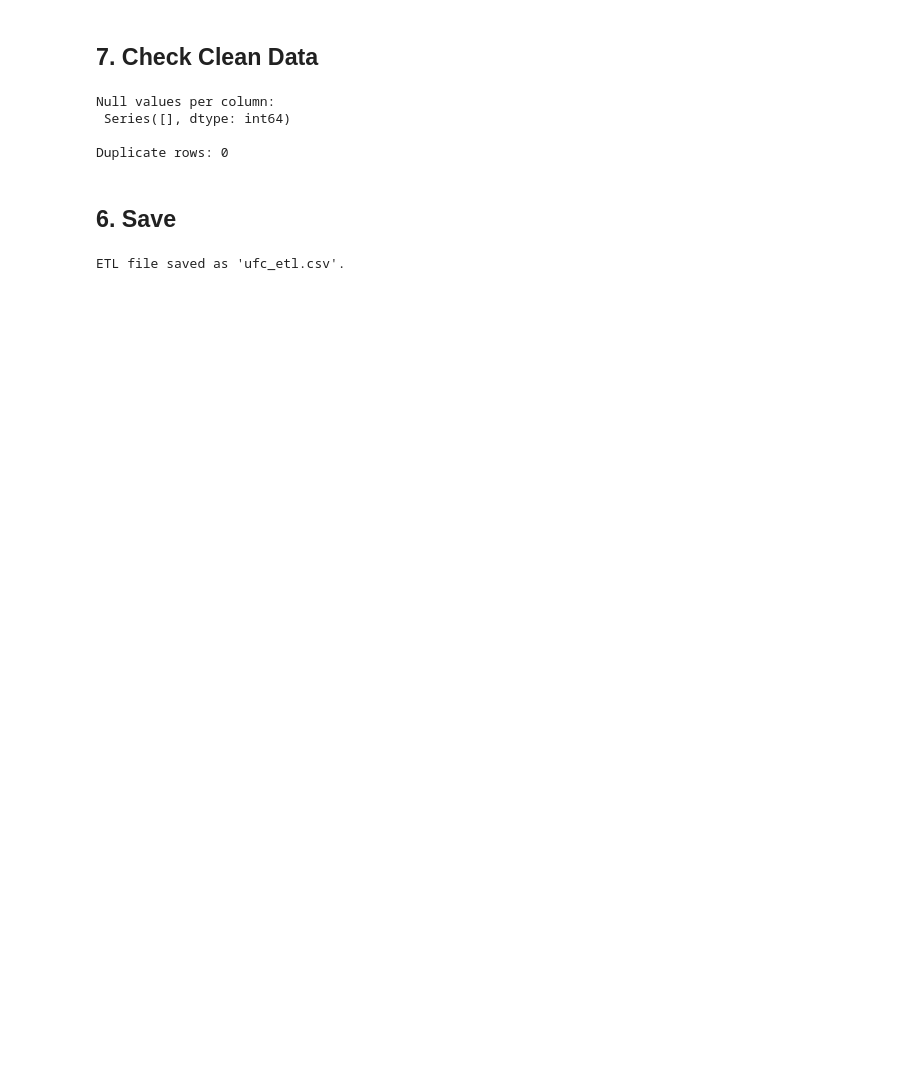
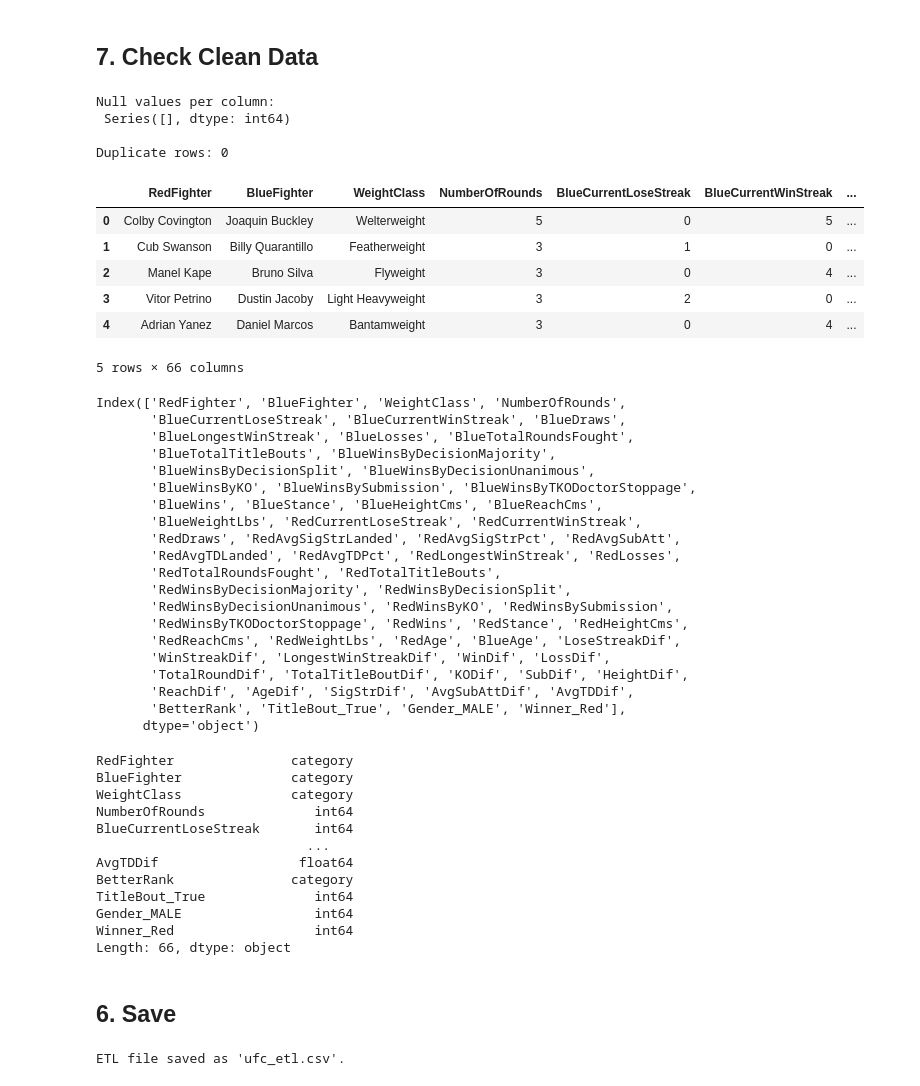
Before and after one commit to mfourier/ufc-predictor, a Jupyter notebook: notebooks/etl.ipynb, the cells around one changed output. Saved outputs shown, nothing was run; the diff lists cells and outputs as text; code cells hidden in the pictures; blank space fills up the shorter version.

```diff
--- a/notebooks/etl.ipynb
+++ b/notebooks/etl.ipynb
@@ -133,3 +172,7 @@ memory usage: 4.4+ MB
+# %%
+ufc_raw = pd.get_dummies(ufc_raw, columns=['TitleBout', 'Gender', 'Winner'], drop_first=True)
+# %%
+ufc_raw['WeightClass'] = ufc_raw['WeightClass'].str.strip().str.title()
 # %% [markdown]
 ## 7. Check Clean Data
 # %%
@@ -145,6 +188,61 @@ Null values per column:
  Series([], dtype: int64)
 
 Duplicate rows: 0
+# %%
+categorical_cols = ['RedFighter', 'BlueFighter', 'WeightClass', 'BetterRank']
+binary_cols = ['TitleBout_True', 'Gender_MALE', 'Winner_Red']
+
+for col in categorical_cols:
+    ufc_raw[col] = ufc_raw[col].astype('category')
+
+for col in binary_cols:
+    ufc_raw[col] = ufc_raw[col].astype(int)  # asegúrate de que son 0/1
+# %%
+# Preview the first few records
+display(ufc_raw.head())
+display(ufc_raw.columns)
+# Para ver los tipos de dato de cada columna:
+display(ufc_raw.dtypes)
+# %% [output]
+|  | RedFighter | BlueFighter | WeightClass | NumberOfRounds | BlueCurrentLoseStreak | BlueCurrentWinStreak | ... |
+| 0 | Colby Covington | Joaquin Buckley | Welterweight | 5 | 0 | 5 | ... |
+| 1 | Cub Swanson | Billy Quarantillo | Featherweight | 3 | 1 | 0 | ... |
+| 2 | Manel Kape | Bruno Silva | Flyweight | 3 | 0 | 4 | ... |
+| 3 | Vitor Petrino | Dustin Jacoby | Light Heavyweight | 3 | 2 | 0 | ... |
+| 4 | Adrian Yanez | Daniel Marcos | Bantamweight | 3 | 0 | 4 | ... |
+5 rows × 66 columns
+Index(['RedFighter', 'BlueFighter', 'WeightClass', 'NumberOfRounds',
+       'BlueCurrentLoseStreak', 'BlueCurrentWinStreak', 'BlueDraws',
+       'BlueLongestWinStreak', 'BlueLosses', 'BlueTotalRoundsFought',
+       'BlueTotalTitleBouts', 'BlueWinsByDecisionMajority',
+       'BlueWinsByDecisionSplit', 'BlueWinsByDecisionUnanimous',
+       'BlueWinsByKO', 'BlueWinsBySubmission', 'BlueWinsByTKODoctorStoppage',
+       'BlueWins', 'BlueStance', 'BlueHeightCms', 'BlueReachCms',
+       'BlueWeightLbs', 'RedCurrentLoseStreak', 'RedCurrentWinStreak',
+       'RedDraws', 'RedAvgSigStrLanded', 'RedAvgSigStrPct', 'RedAvgSubAtt',
+       'RedAvgTDLanded', 'RedAvgTDPct', 'RedLongestWinStreak', 'RedLosses',
+       'RedTotalRoundsFought', 'RedTotalTitleBouts',
+       'RedWinsByDecisionMajority', 'RedWinsByDecisionSplit',
+       'RedWinsByDecisionUnanimous', 'RedWinsByKO', 'RedWinsBySubmission',
+       'RedWinsByTKODoctorStoppage', 'RedWins', 'RedStance', 'RedHeightCms',
+       'RedReachCms', 'RedWeightLbs', 'RedAge', 'BlueAge', 'LoseStreakDif',
+       'WinStreakDif', 'LongestWinStreakDif', 'WinDif', 'LossDif',
+       'TotalRoundDif', 'TotalTitleBoutDif', 'KODif', 'SubDif', 'HeightDif',
+       'ReachDif', 'AgeDif', 'SigStrDif', 'AvgSubAttDif', 'AvgTDDif',
+       'BetterRank', 'TitleBout_True', 'Gender_MALE', 'Winner_Red'],
+      dtype='object')
+RedFighter               category
+BlueFighter              category
+WeightClass              category
+NumberOfRounds              int64
+BlueCurrentLoseStreak       int64
+                           ...
+AvgTDDif                  float64
+BetterRank               category
+TitleBout_True              int64
+Gender_MALE                 int64
+Winner_Red                  int64
+Length: 66, dtype: object
 # %% [markdown]
 ## 6. Save
 # %%
```
Also changed, not shown: parts of 10 cells of this notebook, 1 other file.
